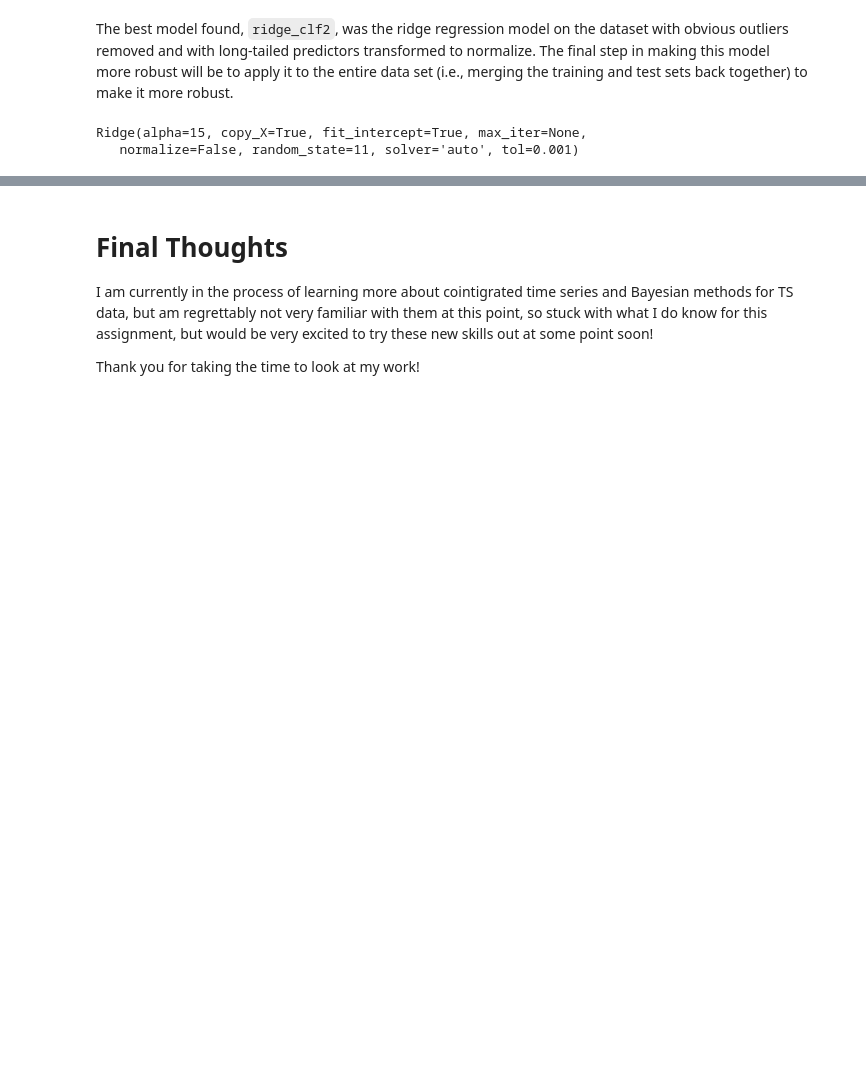
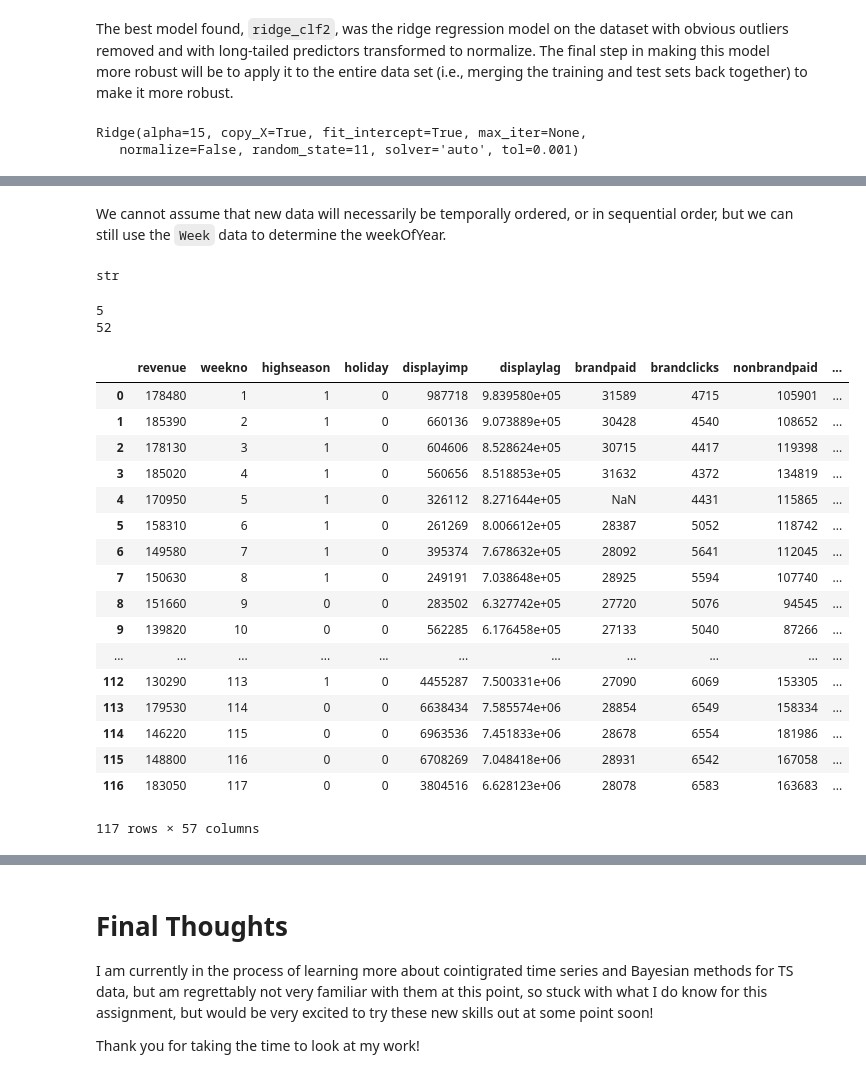
Before and after one commit to damiansp/nuggets, a Jupyter notebook: revenue/7_ML_nuggets2.ipynb, the cells around one changed output, grey strips where cells are left out. Saved outputs shown, nothing was run; the diff lists cells and outputs as text; code cells hidden in the pictures; blank space fills up the shorter version.

Commit message:
added section to automate testing of new data

```diff
--- a/revenue/7_ML_nuggets2.ipynb
+++ b/revenue/7_ML_nuggets2.ipynb
@@ -320,0 +308,6 @@ to get the sum of squared error on the new test data
+# %%
+# CHANGE: Path to directory of the .csv file to be tested
+datapath = 'data.csv'
+# %%
+test_df = pd.read_csv(datapath)
+test_df.head()
@@ -320,0 +322,70 @@ to get the sum of squared error on the new test data
+# %%
+nrows = test_df.shape[0]
+# %%
+rev = df['revenue']
+rev1weekAgo = [np.nan]
+rev2weekAgo = [np.nan] * 2
+rev3weekAgo = [np.nan] * 3
+rev4weekAgo = [np.nan] * 4
+
+for r in rev[0:(nrows - 1)]:
+    rev1weekAgo.append(r)
+for r in rev[0:(nrows - 2)]:
+    rev2weekAgo.append(r)
+for r in rev[0:(nrows - 3)]:
+    rev3weekAgo.append(r)
+for r in rev[0:(nrows - 4)]:
+    rev4weekAgo.append(r)
+
+test_df['rev1weekAgo'] = rev1weekAgo
+test_df['rev2weekAgo'] = rev2weekAgo
+test_df['rev3weekAgo'] = rev3weekAgo
+test_df['rev4weekAgo'] = rev4weekAgo
+# %% [markdown]
+We cannot assume that new data will necessarily be temporally ordered, or in sequential order, but we can still use the `Week` data to determine the weekOfYear.
+# %%
+type(test_df['Week'][0])
+# %% [output]
+str
+# %%
+# To convert a date string to calendar week
+print datetime.strptime('2/2/14', '%m/%d/%y').isocalendar()[1]
+print datetime.strptime('12/27/14', '%m/%d/%y').isocalendar()[1]
+# %% [output]
+5
+52
+# %%
+test_df['weekOfYear']        = test_df['Week'].apply(
+    lambda date: datetime.strptime(date, '%m/%d/%y').isocalendar()[1])
+test_df['fbEngage3']         = test_df['Fbengage'] ** 3
+# Just realized this datum never actually got transformed...
+test_df['logSocialpostlag']  = (test_df['socialpostlag'])
+test_df['organicnew2']       = test_df['organicnew'] ** 2
+test_df['logOrganicnew']     = np.log(test_df['organicnew'])
+test_df['blognewusers2']     = test_df['blognewusers'] ** 2
+test_df['blognewusersRecip'] = 1 / test_df['blognewusers']
+test_df['Fbpostimplag2']     = test_df['Fbpostimplag'] ** 2
+test_df['weekOfYear2']       = test_df['weekOfYear'] ** 2
+test_df['sinWeekOfYear']     = np.sin(np.pi * (test_df['weekOfYear'] + 13) / 26)
+test_df['Twpostimp2']        = test_df['Twpostimp'] ** 2
+test_df['logTwpostimp']      = np.log(test_df['Twpostimp'])
+test_df.drop('Week', 1)
+# %% [output]
+|  | revenue | weekno | highseason | holiday | displayimp | displaylag | brandpaid | brandclicks | nonbrandpaid | ... |
+| 0 | 178480 | 1 | 1 | 0 | 987718 | 9.839580e+05 | 31589 | 4715 | 105901 | ... |
+| 1 | 185390 | 2 | 1 | 0 | 660136 | 9.073889e+05 | 30428 | 4540 | 108652 | ... |
+| 2 | 178130 | 3 | 1 | 0 | 604606 | 8.528624e+05 | 30715 | 4417 | 119398 | ... |
+| 3 | 185020 | 4 | 1 | 0 | 560656 | 8.518853e+05 | 31632 | 4372 | 134819 | ... |
+| 4 | 170950 | 5 | 1 | 0 | 326112 | 8.271644e+05 | NaN | 4431 | 115865 | ... |
+| 5 | 158310 | 6 | 1 | 0 | 261269 | 8.006612e+05 | 28387 | 5052 | 118742 | ... |
+| 6 | 149580 | 7 | 1 | 0 | 395374 | 7.678632e+05 | 28092 | 5641 | 112045 | ... |
+| 7 | 150630 | 8 | 1 | 0 | 249191 | 7.038648e+05 | 28925 | 5594 | 107740 | ... |
+| 8 | 151660 | 9 | 0 | 0 | 283502 | 6.327742e+05 | 27720 | 5076 | 94545 | ... |
+| 9 | 139820 | 10 | 0 | 0 | 562285 | 6.176458e+05 | 27133 | 5040 | 87266 | ... |
+| ... | ... | ... | ... | ... | ... | ... | ... | ... | ... | ... |
+| 112 | 130290 | 113 | 1 | 0 | 4455287 | 7.500331e+06 | 27090 | 6069 | 153305 | ... |
+| 113 | 179530 | 114 | 0 | 0 | 6638434 | 7.585574e+06 | 28854 | 6549 | 158334 | ... |
+| 114 | 146220 | 115 | 0 | 0 | 6963536 | 7.451833e+06 | 28678 | 6554 | 181986 | ... |
+| 115 | 148800 | 116 | 0 | 0 | 6708269 | 7.048418e+06 | 28931 | 6542 | 167058 | ... |
+| 116 | 183050 | 117 | 0 | 0 | 3804516 | 6.628123e+06 | 28078 | 6583 | 163683 | ... |
+117 rows × 57 columns
```
Also changed, not shown: parts of 16 cells of this notebook.
